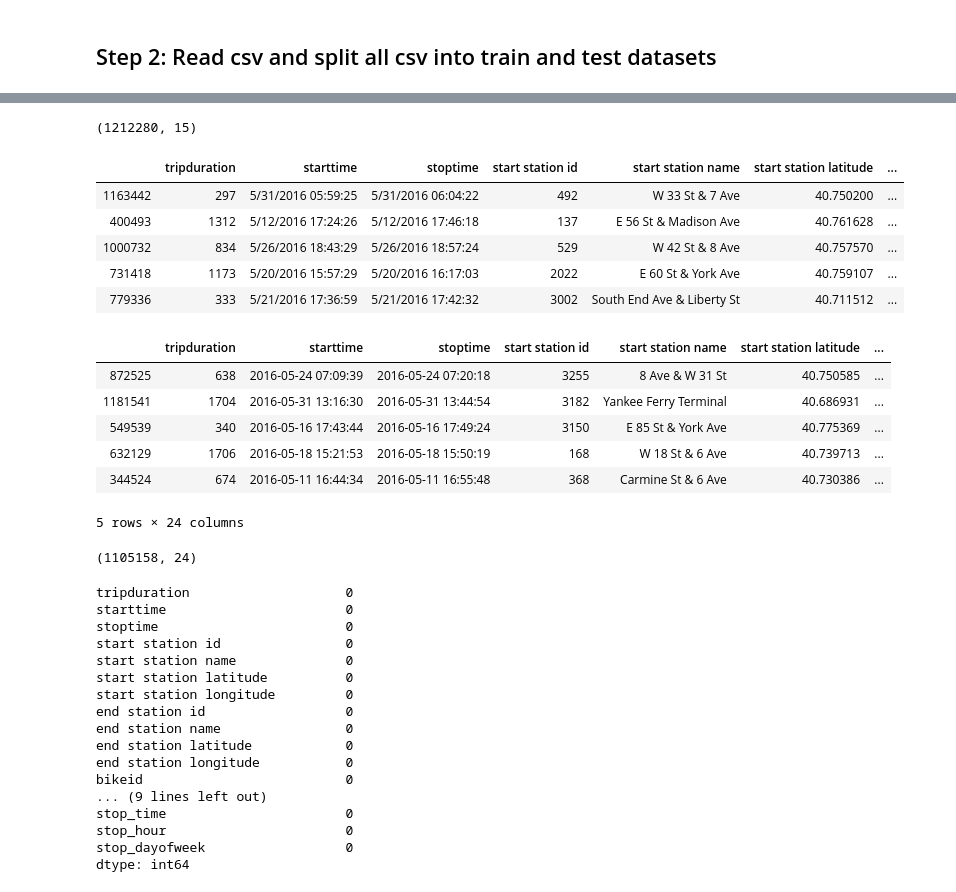
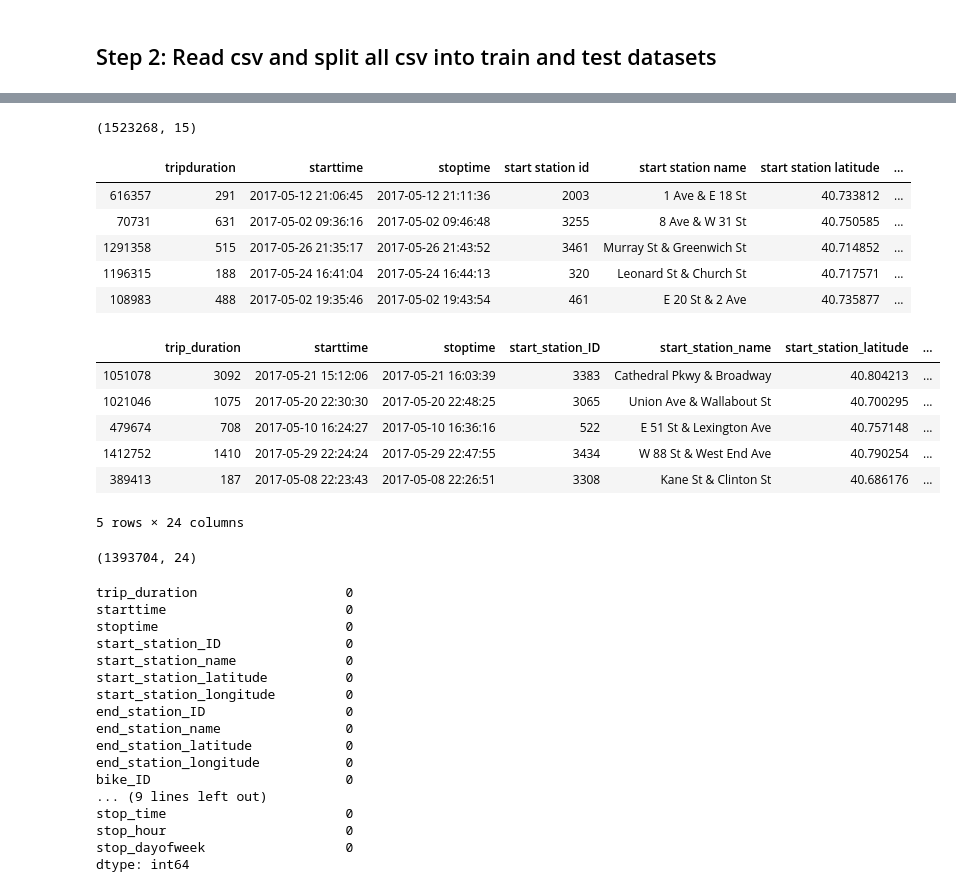
Before and after one commit to zhangym1256/Citi-Bike-Capstone, a Jupyter notebook: may/May_notebook.ipynb, the cells around one changed output, grey strips where cells are left out. Cells and saved outputs as stored; diff of their text form; code cells hidden in the pictures.

```diff
--- a/may/May_notebook.ipynb
+++ b/may/May_notebook.ipynb
@@ -9,9 +9,14 @@ import matplotlib.pyplot as plt
 ## Step 1: Helper Functions
 # %% [markdown]
 ### Convert to datetime object and add new time features
+# %%
+columnsname = ['trip_duration','starttime','stoptime','start_station_ID','start_station_name',\
+               'start_station_latitude','start_station_longitude','end_station_ID','end_station_name',\
+               'end_station_latitude','end_station_longitude','bike_ID','user_type','birth_year','gender']
 # %%
 def to_datetime(df):
     df1 = df.copy()
+    df1.columns=columnsname
     df1['starttime'] = pd.to_datetime(df1['starttime'])
     df1['stoptime'] = pd.to_datetime(df1['stoptime'])
     df1['start_date'] = df1['starttime'].dt.date
@@ -37,5 +42,5 @@ def ignore_offpeak(df):
 # %% [markdown]
 ## Step 2: Read csv and split all csv into train and test datasets
 # %%
-May2016 = pd.read_csv('../Tripdata/201605-citibike-tripdata.csv')
+Jun2017 = pd.read_csv('../Tripdata/201706-citibike-tripdata.csv')
 # %%
@@ -58,51 +63,51 @@ birth year                 float64
 gender                       int64
 dtype: object
 # %%
-May2016.shape
+Jun2017.shape
 # %% [output]
-(1212280, 15)
+(1523268, 15)
 # %%
-May2016.sample(5)
+Jun2017.sample(5)
 # %% [output]
 |  | tripduration | starttime | stoptime | start station id | start station name | start station latitude | ... |
-| 1163442 | 297 | 5/31/2016 05:59:25 | 5/31/2016 06:04:22 | 492 | W 33 St & 7 Ave | 40.750200 | ... |
-| 400493 | 1312 | 5/12/2016 17:24:26 | 5/12/2016 17:46:18 | 137 | E 56 St & Madison Ave | 40.761628 | ... |
-| 1000732 | 834 | 5/26/2016 18:43:29 | 5/26/2016 18:57:24 | 529 | W 42 St & 8 Ave | 40.757570 | ... |
-| 731418 | 1173 | 5/20/2016 15:57:29 | 5/20/2016 16:17:03 | 2022 | E 60 St & York Ave | 40.759107 | ... |
-| 779336 | 333 | 5/21/2016 17:36:59 | 5/21/2016 17:42:32 | 3002 | South End Ave & Liberty St | 40.711512 | ... |
+| 616357 | 291 | 2017-05-12 21:06:45 | 2017-05-12 21:11:36 | 2003 | 1 Ave & E 18 St | 40.733812 | ... |
+| 70731 | 631 | 2017-05-02 09:36:16 | 2017-05-02 09:46:48 | 3255 | 8 Ave & W 31 St | 40.750585 | ... |
+| 1291358 | 515 | 2017-05-26 21:35:17 | 2017-05-26 21:43:52 | 3461 | Murray St & Greenwich St | 40.714852 | ... |
+| 1196315 | 188 | 2017-05-24 16:41:04 | 2017-05-24 16:44:13 | 320 | Leonard St & Church St | 40.717571 | ... |
+| 108983 | 488 | 2017-05-02 19:35:46 | 2017-05-02 19:43:54 | 461 | E 20 St & 2 Ave | 40.735877 | ... |
 # %%
-May2016 = to_datetime(May2016)
-May2016.sample(5)
+Jun2017 = to_datetime(Jun2017)
+Jun2017.sample(5)
 # %% [output]
-|  | tripduration | starttime | stoptime | start station id | start station name | start station latitude | ... |
-| 872525 | 638 | 2016-05-24 07:09:39 | 2016-05-24 07:20:18 | 3255 | 8 Ave & W 31 St | 40.750585 | ... |
-| 1181541 | 1704 | 2016-05-31 13:16:30 | 2016-05-31 13:44:54 | 3182 | Yankee Ferry Terminal | 40.686931 | ... |
-| 549539 | 340 | 2016-05-16 17:43:44 | 2016-05-16 17:49:24 | 3150 | E 85 St & York Ave | 40.775369 | ... |
-| 632129 | 1706 | 2016-05-18 15:21:53 | 2016-05-18 15:50:19 | 168 | W 18 St & 6 Ave | 40.739713 | ... |
-| 344524 | 674 | 2016-05-11 16:44:34 | 2016-05-11 16:55:48 | 368 | Carmine St & 6 Ave | 40.730386 | ... |
+|  | trip_duration | starttime | stoptime | start_station_ID | start_station_name | start_station_latitude | ... |
+| 1051078 | 3092 | 2017-05-21 15:12:06 | 2017-05-21 16:03:39 | 3383 | Cathedral Pkwy & Broadway | 40.804213 | ... |
+| 1021046 | 1075 | 2017-05-20 22:30:30 | 2017-05-20 22:48:25 | 3065 | Union Ave & Wallabout St | 40.700295 | ... |
+| 479674 | 708 | 2017-05-10 16:24:27 | 2017-05-10 16:36:16 | 522 | E 51 St & Lexington Ave | 40.757148 | ... |
+| 1412752 | 1410 | 2017-05-29 22:24:24 | 2017-05-29 22:47:55 | 3434 | W 88 St & West End Ave | 40.790254 | ... |
+| 389413 | 187 | 2017-05-08 22:23:43 | 2017-05-08 22:26:51 | 3308 | Kane St & Clinton St | 40.686176 | ... |
 5 rows × 24 columns
 # %%
 # Only focus on time from 5 am till 8 pm
-May2016 = ignore_offpeak(May2016)
-May2016.shape
+Jun2017 = ignore_offpeak(Jun2017)
+Jun2017.shape
 # %% [output]
-(1105158, 24)
+(1393704, 24)
 # %%
 # Inspect Missing Values
-May2016.isna().sum(axis = 0)
+Jun2017.isna().sum(axis = 0)
 # %% [output]
-tripduration                    0
+trip_duration                   0
 starttime                       0
 stoptime                        0
-start station id                0
-start station name              0
-start station latitude          0
-start station longitude         0
-end station id                  0
-end station name                0
-end station latitude            0
-end station longitude           0
-bikeid                          0
+start_station_ID                0
+start_station_name              0
+start_station_latitude          0
+start_station_longitude         0
+end_station_ID                  0
+end_station_name                0
+end_station_latitude            0
+end_station_longitude           0
+bike_ID                         0
 ... (9 lines left out)
 stop_time                       0
 stop_hour                       0
```
Also changed, not shown: parts of 7 cells of this notebook, 2 other files.
